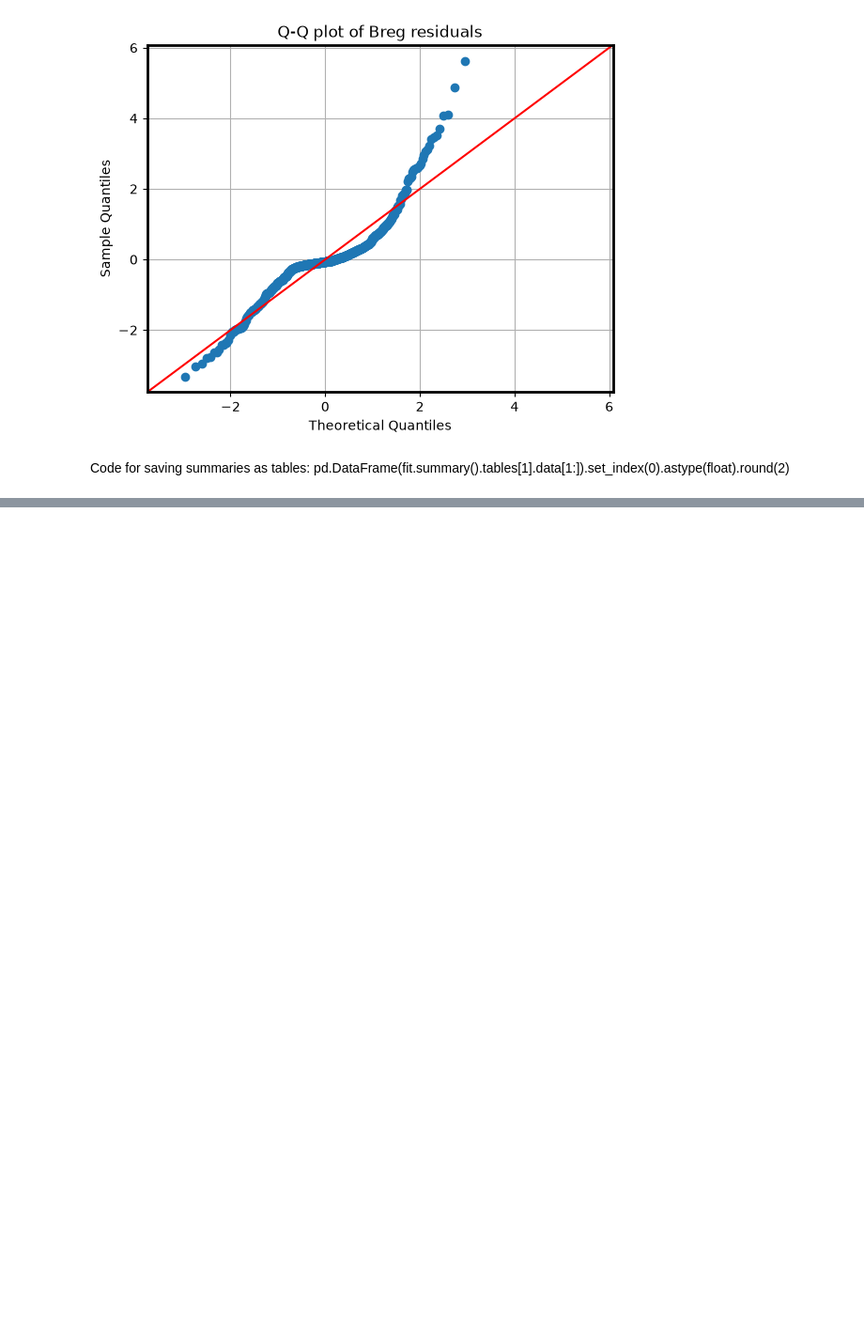
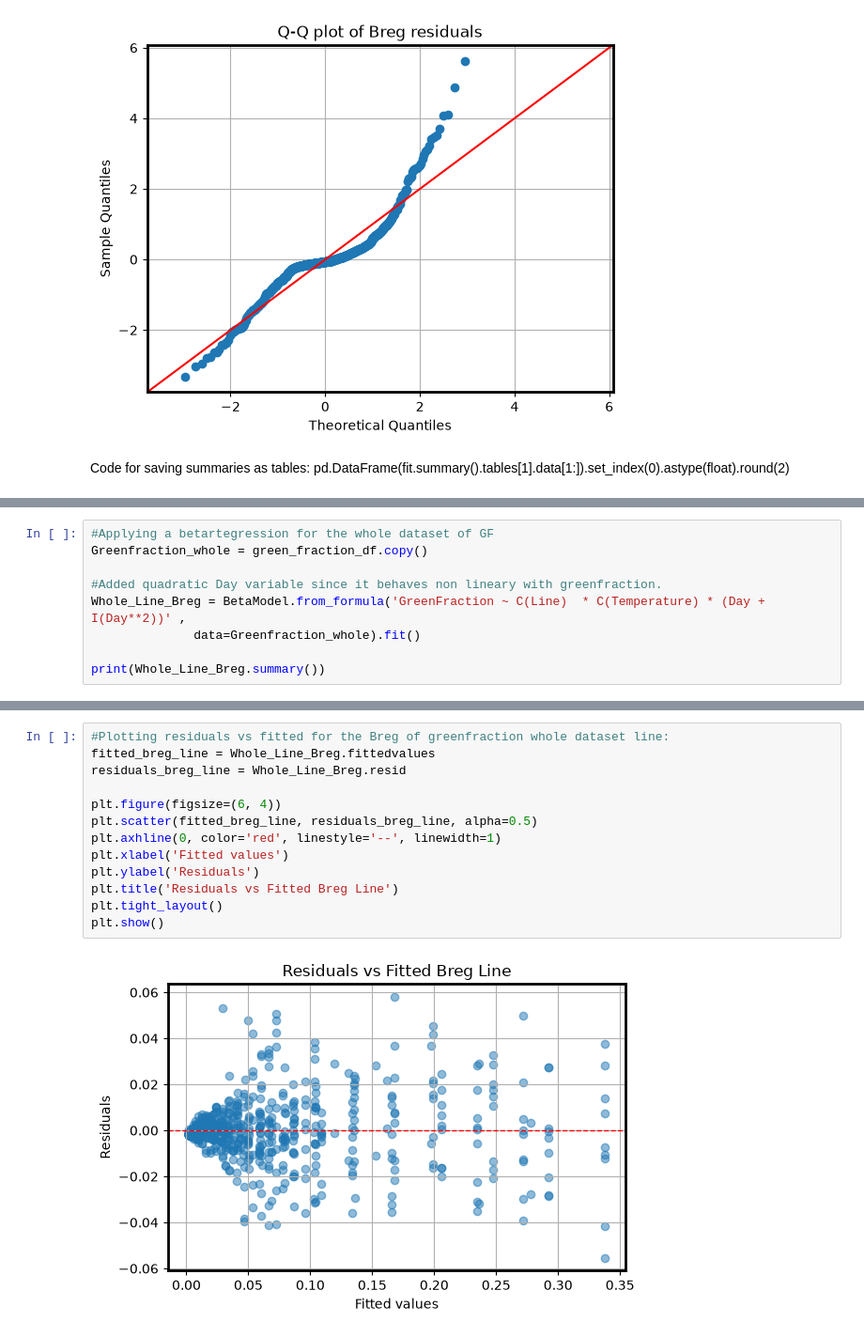
Before and after one commit to JoakimHaraldsvik/Germination, a Jupyter notebook: Germination_2025.ipynb, the cells around one changed output, grey strips where cells are left out. Shown at 94% size. Cells and saved outputs as stored; diff of their text form; blank space fills up the shorter version.

```diff
--- a/Germination_2025.ipynb
+++ b/Germination_2025.ipynb
@@ -1276,0 +1301,9 @@ Code for saving summaries as tables:
+# %%
+#Applying a betartegression for the whole dataset of GF
+Greenfraction_whole = green_fraction_df.copy()
+
+#Added quadratic Day variable since it behaves non lineary with greenfraction.
+Whole_Line_Breg = BetaModel.from_formula('GreenFraction ~ C(Line)  * C(Temperature) * (Day + I(Day**2))' ,
+              data=Greenfraction_whole).fit()
+
+print(Whole_Line_Breg.summary())
@@ -1276,0 +1328,15 @@ Code for saving summaries as tables:
+# %%
+#Plotting residuals vs fitted for the Breg of greenfraction whole dataset line:
+fitted_breg_line = Whole_Line_Breg.fittedvalues
+residuals_breg_line = Whole_Line_Breg.resid
+
+plt.figure(figsize=(6, 4))
+plt.scatter(fitted_breg_line, residuals_breg_line, alpha=0.5)
+plt.axhline(0, color='red', linestyle='--', linewidth=1)
+plt.xlabel('Fitted values')
+plt.ylabel('Residuals')
+plt.title('Residuals vs Fitted Breg Line')
+plt.tight_layout()
+plt.show()
+# %% [output]
+[figure, added]
```
Also changed, not shown: parts of 18 cells of this notebook.
